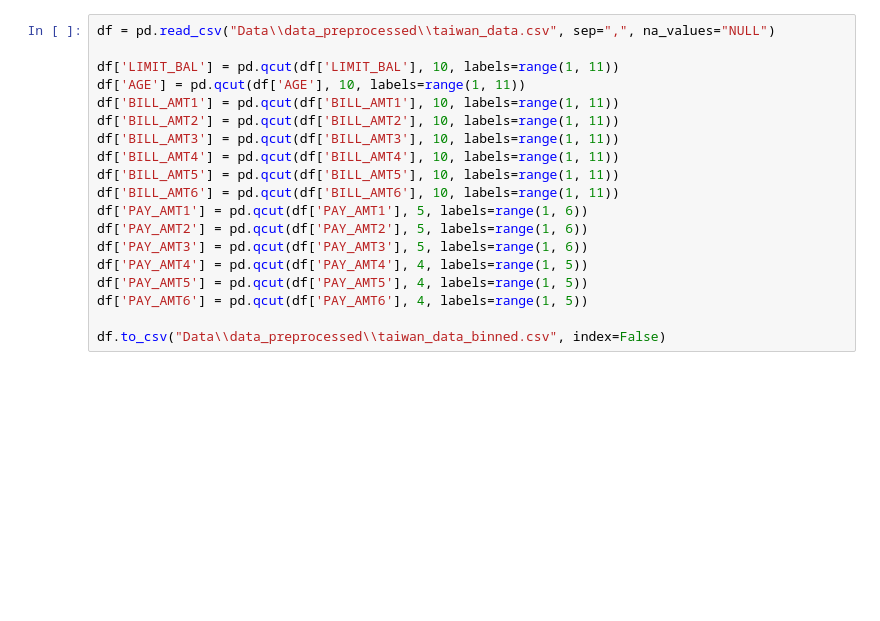
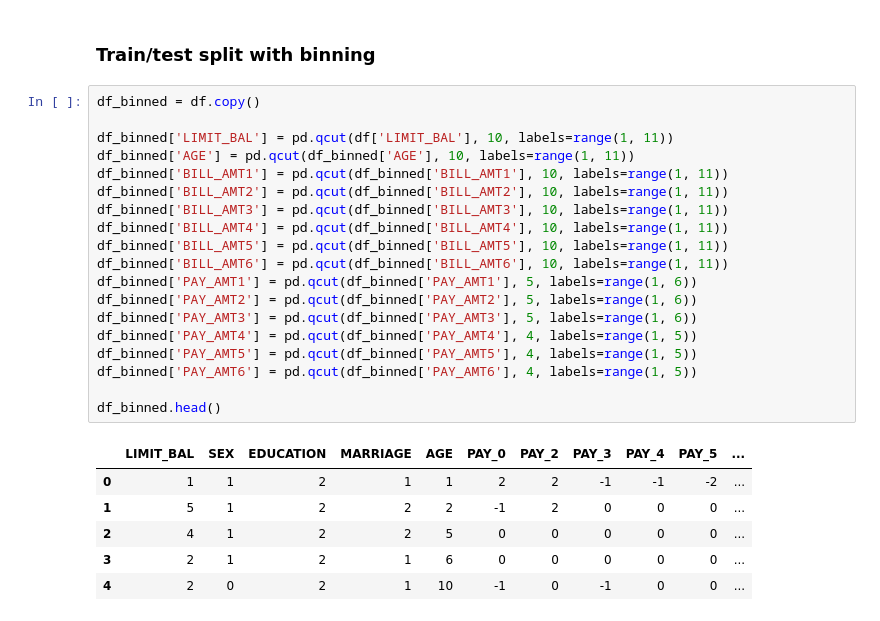
Before and after one commit to m-konopka/ml-scoring, a Jupyter notebook: 00 prepare_data.ipynb, the cells around one changed output. Saved outputs shown, nothing was run; the diff lists cells and outputs as text; blank space fills up the shorter version.

```diff
--- a/00 prepare_data.ipynb
+++ b/00 prepare_data.ipynb
@@ -13,19 +36,28 @@ df.to_csv("Data\\data_preprocessed\\taiwan_data.csv", index=False)
+# %% [markdown]
+### Train/test split with binning
 # %%
-df = pd.read_csv("Data\\data_preprocessed\\taiwan_data.csv", sep=",", na_values="NULL")
+df_binned = df.copy()
 
-df['LIMIT_BAL'] = pd.qcut(df['LIMIT_BAL'], 10, labels=range(1, 11))
-df['AGE'] = pd.qcut(df['AGE'], 10, labels=range(1, 11))
-df['BILL_AMT1'] = pd.qcut(df['BILL_AMT1'], 10, labels=range(1, 11))
-df['BILL_AMT2'] = pd.qcut(df['BILL_AMT2'], 10, labels=range(1, 11))
-df['BILL_AMT3'] = pd.qcut(df['BILL_AMT3'], 10, labels=range(1, 11))
-df['BILL_AMT4'] = pd.qcut(df['BILL_AMT4'], 10, labels=range(1, 11))
-df['BILL_AMT5'] = pd.qcut(df['BILL_AMT5'], 10, labels=range(1, 11))
-df['BILL_AMT6'] = pd.qcut(df['BILL_AMT6'], 10, labels=range(1, 11))
-df['PAY_AMT1'] = pd.qcut(df['PAY_AMT1'], 5, labels=range(1, 6))
-df['PAY_AMT2'] = pd.qcut(df['PAY_AMT2'], 5, labels=range(1, 6))
-df['PAY_AMT3'] = pd.qcut(df['PAY_AMT3'], 5, labels=range(1, 6))
-df['PAY_AMT4'] = pd.qcut(df['PAY_AMT4'], 4, labels=range(1, 5))
-df['PAY_AMT5'] = pd.qcut(df['PAY_AMT5'], 4, labels=range(1, 5))
-df['PAY_AMT6'] = pd.qcut(df['PAY_AMT6'], 4, labels=range(1, 5))
+df_binned['LIMIT_BAL'] = pd.qcut(df['LIMIT_BAL'], 10, labels=range(1, 11))
+df_binned['AGE'] = pd.qcut(df_binned['AGE'], 10, labels=range(1, 11))
+df_binned['BILL_AMT1'] = pd.qcut(df_binned['BILL_AMT1'], 10, labels=range(1, 11))
+df_binned['BILL_AMT2'] = pd.qcut(df_binned['BILL_AMT2'], 10, labels=range(1, 11))
+df_binned['BILL_AMT3'] = pd.qcut(df_binned['BILL_AMT3'], 10, labels=range(1, 11))
+df_binned['BILL_AMT4'] = pd.qcut(df_binned['BILL_AMT4'], 10, labels=range(1, 11))
+df_binned['BILL_AMT5'] = pd.qcut(df_binned['BILL_AMT5'], 10, labels=range(1, 11))
+df_binned['BILL_AMT6'] = pd.qcut(df_binned['BILL_AMT6'], 10, labels=range(1, 11))
+df_binned['PAY_AMT1'] = pd.qcut(df_binned['PAY_AMT1'], 5, labels=range(1, 6))
+df_binned['PAY_AMT2'] = pd.qcut(df_binned['PAY_AMT2'], 5, labels=range(1, 6))
+df_binned['PAY_AMT3'] = pd.qcut(df_binned['PAY_AMT3'], 5, labels=range(1, 6))
+df_binned['PAY_AMT4'] = pd.qcut(df_binned['PAY_AMT4'], 4, labels=range(1, 5))
+df_binned['PAY_AMT5'] = pd.qcut(df_binned['PAY_AMT5'], 4, labels=range(1, 5))
+df_binned['PAY_AMT6'] = pd.qcut(df_binned['PAY_AMT6'], 4, labels=range(1, 5))
 
-df.to_csv("Data\\data_preprocessed\\taiwan_data_binned.csv", index=False)
+df_binned.head()
+# %% [output]
+|  | LIMIT_BAL | SEX | EDUCATION | MARRIAGE | AGE | PAY_0 | PAY_2 | PAY_3 | PAY_4 | PAY_5 | ... |
+| 0 | 1 | 1 | 2 | 1 | 1 | 2 | 2 | -1 | -1 | -2 | ... |
+| 1 | 5 | 1 | 2 | 2 | 2 | -1 | 2 | 0 | 0 | 0 | ... |
+| 2 | 4 | 1 | 2 | 2 | 5 | 0 | 0 | 0 | 0 | 0 | ... |
+| 3 | 2 | 1 | 2 | 1 | 6 | 0 | 0 | 0 | 0 | 0 | ... |
+| 4 | 2 | 0 | 2 | 1 | 10 | -1 | 0 | -1 | 0 | 0 | ... |
```
Also changed, not shown: parts of 7 cells of this notebook, 23 other files.
